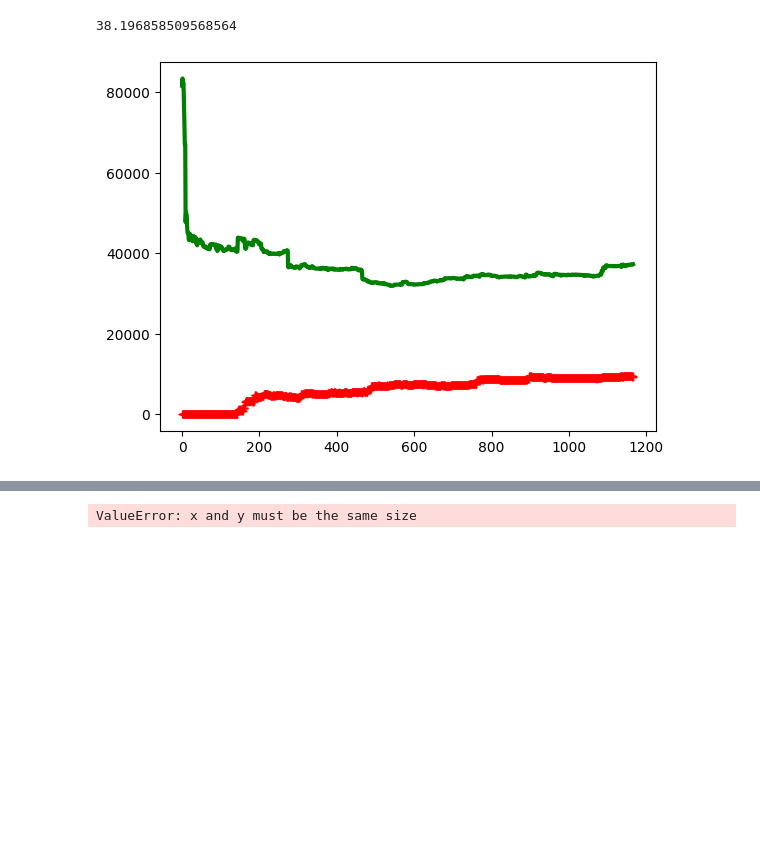
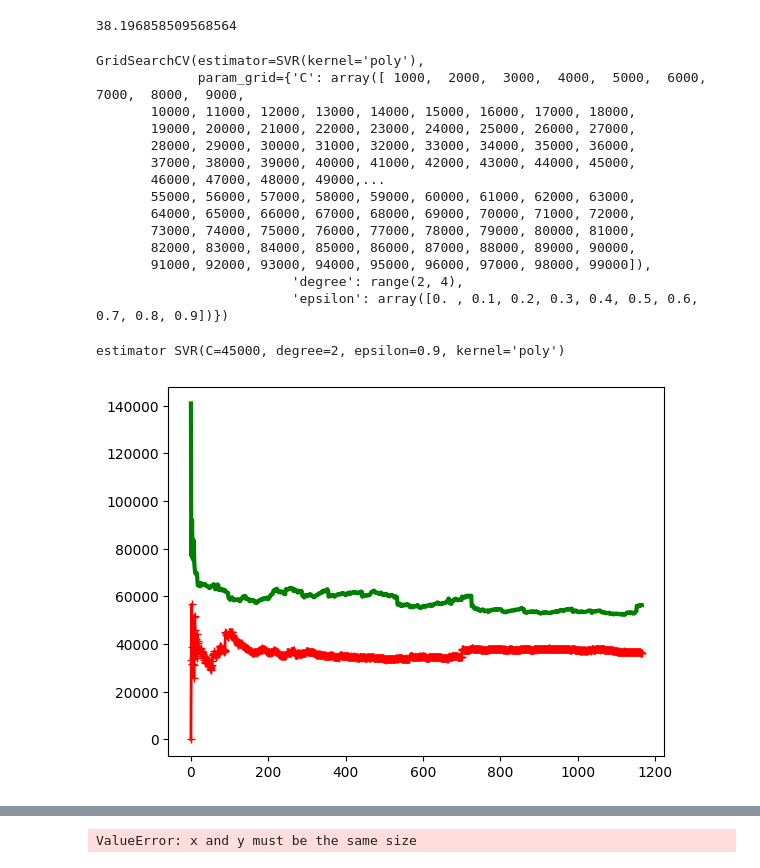
Before and after one commit to AdityaShandilyaS/datasets, a Jupyter notebook: housing_kaggle/housing_kaggle.ipynb, the cells around one changed output, grey strips where cells are left out. Drawn from its saved outputs; the diff is of its cells as text; code cells hidden in the pictures; blank space fills up the shorter version.

```diff
--- a/housing_kaggle/housing_kaggle.ipynb
+++ b/housing_kaggle/housing_kaggle.ipynb
@@ -574,8 +563,24 @@ scaled_attribute.max()
 38.196858509568564
 # %%
 from sklearn.svm import SVR
+from sklearn.model_selection import GridSearchCV
 
-svm_poly_reg = SVR(kernel="poly", degree=4, C=100000, epsilon=0.01)
-plot_learning_curves(svm_poly_reg, train_data, train_labels)
+parameters = {'degree': range(2,4), 'C': np.arange(1000, 100000, 1000), 'epsilon': np.arange(0, 1, 0.1)}
+estimator = SVR(kernel='poly')
+regressor = GridSearchCV(estimator, parameters)
+regressor.fit(train_data, train_labels)
 # %% [output]
-[figure, removed]
+GridSearchCV(estimator=SVR(kernel='poly'),
+             param_grid={'C': array([ 1000,  2000,  3000,  4000,  5000,  6000,  7000,  8000,  9000,
+       10000, 11000, 12000, 13000, 14000, 15000, 16000, 17000, 18000,
+       19000, 20000, 21000, 22000, 23000, 24000, 25000, 26000, 27000,
+       28000, 29000, 30000, 31000, 32000, 33000, 34000, 35000, 36000,
+       37000, 38000, 39000, 40000, 41000, 42000, 43000, 44000, 45000,
+       46000, 47000, 48000, 49000,...
+       55000, 56000, 57000, 58000, 59000, 60000, 61000, 62000, 63000,
+       64000, 65000, 66000, 67000, 68000, 69000, 70000, 71000, 72000,
+       73000, 74000, 75000, 76000, 77000, 78000, 79000, 80000, 81000,
+       82000, 83000, 84000, 85000, 86000, 87000, 88000, 89000, 90000,
+       91000, 92000, 93000, 94000, 95000, 96000, 97000, 98000, 99000]),
+                         'degree': range(2, 4),
+                         'epsilon': array([0. , 0.1, 0.2, 0.3, 0.4, 0.5, 0.6, 0.7, 0.8, 0.9])})
@@ -590,0 +587,9 @@ plot_learning_curves(svm_poly_reg, train_data, train_labels)
+# %%
+print("estimator" ,regressor.best_estimator_ )
+# %% [output]
+estimator SVR(C=45000, degree=2, epsilon=0.9, kernel='poly')
+# %%
+svm_poly_reg = SVR(kernel="poly", degree=2, C=45000, epsilon=0.9)
+plot_learning_curves(svm_poly_reg, train_data, train_labels)
+# %% [output]
+[figure, added]
```
Also changed, not shown: parts of 24 cells of this notebook.
